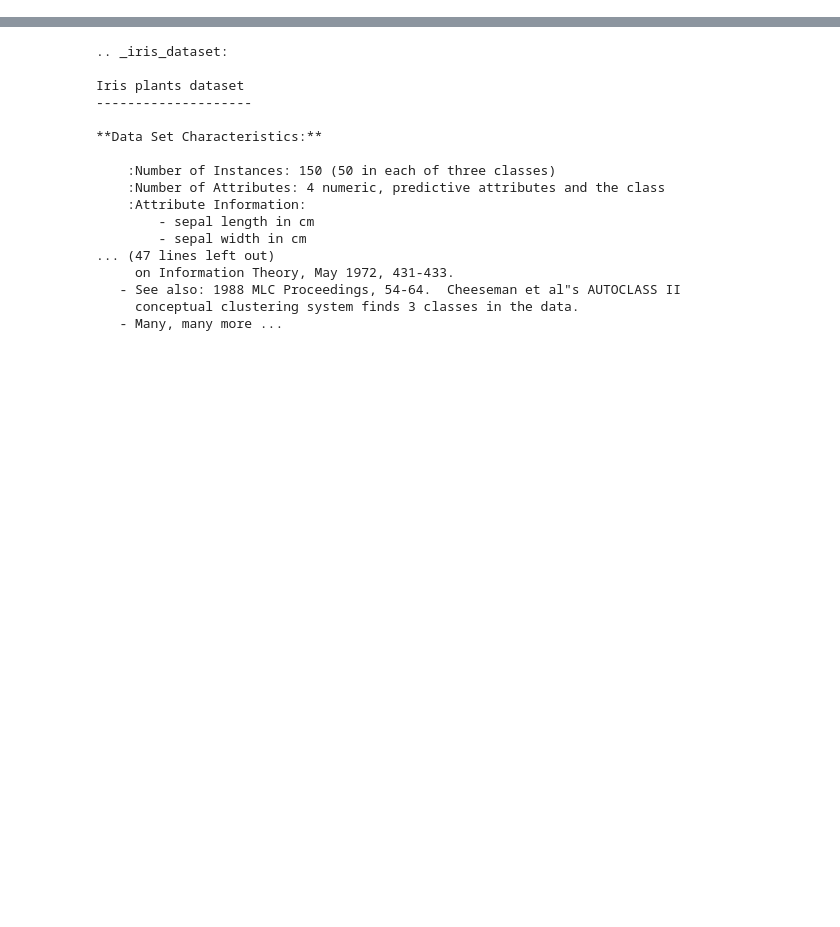
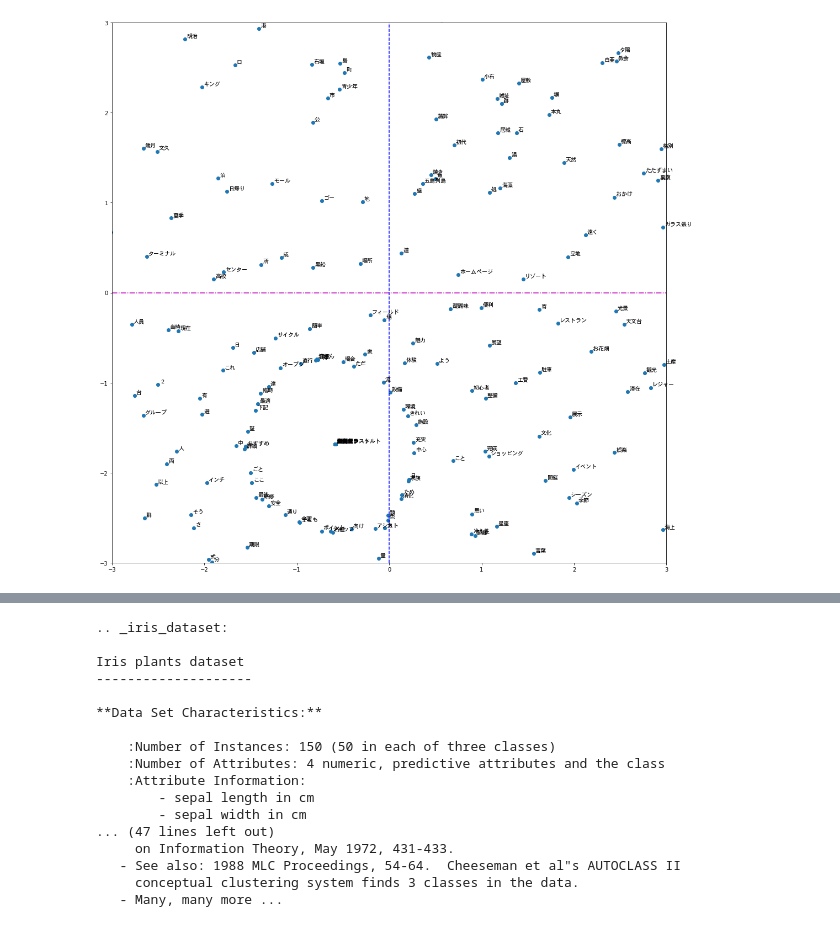
Before and after one commit to tsuchida5030/techgym_ai, a Jupyter notebook: Chapter_1/AI_running_1.ipynb, the cells around one changed output, grey strips where cells are left out. Drawn from its saved outputs; the diff is of its cells as text; code cells hidden in the pictures; blank space fills up the shorter version.

```diff
--- a/Chapter_1/AI_running_1.ipynb
+++ b/Chapter_1/AI_running_1.ipynb
@@ -102,8 +0,0 @@ print(vectors_pca.T)
-# %%
-#アヤメデータを読み込むためのインポート
-from sklearn.datasets import load_iris
-
-#アヤメデータの取得
-iris = load_iris()
-x,y=load_iris(return_X_y=True)
-print(x)
@@ -127,0 +78,87 @@ print(x)
+# %%
+#AI-TECHGYM-1-14-A-2
+#自然言語処理
+
+#インポート
+import numpy as np
+import pandas as pd
+import os
+
+os.chdir(r"C:\Users\tsuchida\Documents\techgym_セミナー\TortoiseGit_resorce\techgym_ai\Chapter_1\Answer_sheet\AI_Chapter1_saved_files")
+
+#次元削減
+from sklearn.manifold import TSNE
+
+# k-means法を使うためのインポート
+from sklearn.cluster import KMeans
+
+#グラフ
+from matplotlib import pylab as plt
+import matplotlib.font_manager as font_manager
+
+# word2vec データ読み込み
+from gensim.models import KeyedVectors
+
+#フォントの準備
+import urllib.request as req
+url = "https://github.com/hokuto-HIRANO/Word2Vec/raw/master/font/Osaka.ttc"
+req.urlretrieve(url, "./Osaka.ttc")
+
+#フォント指定
+FONTPATH='./Osaka.ttc'
+prop = font_manager.FontProperties(fname=FONTPATH)
+
+#グラフサイズ
+plt.figure(figsize=(20,20))
+
+# ダウンロード先のパスを指定
+MODEL_FILENAME = "./stanby-jobs-200d-word2vector.bin"
+w2v = KeyedVectors.load_word2vec_format(MODEL_FILENAME, binary=True)
+
+# データの読み込み
+df = pd.read_csv("words.csv")
+
+#ベクトルの取得
+vectors = []
+zero_vec = np.zeros(200)
+
+for w in df["words"].values:
+    try:
+        vectors.append(w2v[w])
+    except Exception as e:
+        vectors.append(zero_vec)
+
+#次元削減
+tsne = TSNE(n_components=2, random_state=0)
+V = tsne.fit_transform(vectors)
+
+# クラスタリング
+kmeans = KMeans(n_clusters=10)
+clusters = kmeans.fit(vectors)
+df_V['cluster'] = pd.Series(clusters.labels_, index=df_V.index)
+
+# グラフの縦軸・横軸の目盛間隔を揃える
+plt.figure(figsize = (18, 18))
+plt.gca().set_xlim(-3, 3)
+plt.gca().set_ylim(-3, 3)
+
+# plt.grid(color='k', linestyle='--', linewidth=0.5)
+
+# y=0に水平線を引く
+# plt.axhline(0, ls = "-.", color = "magenta")
+plt.axhline(0, ls = "-.", color = "m")
+
+# x=0に垂直線を引く
+# plt.axvline(0, ls = "--", color = "navy")
+plt.axvline(0, ls = "--", color = "b")
+
+#ベクトルを平面にプロット
+plt.scatter(V[:, 0], V[:,1])
+
+#文字のプロット
+for w, x, y in zip(df["words"].values, V[:,0], V[:,1]):
+    plt.annotate(w, xy=(x, y), xytext=(3,3), textcoords='offset points', fontproperties=prop, fontsize=10)
+
+#グラフ表示
+plt.show()
+# %% [output]
@@ -127,0 +166 @@ print(x)
+[figure, added]
```
Also changed, not shown: parts of 7 cells of this notebook, 3 other files.
